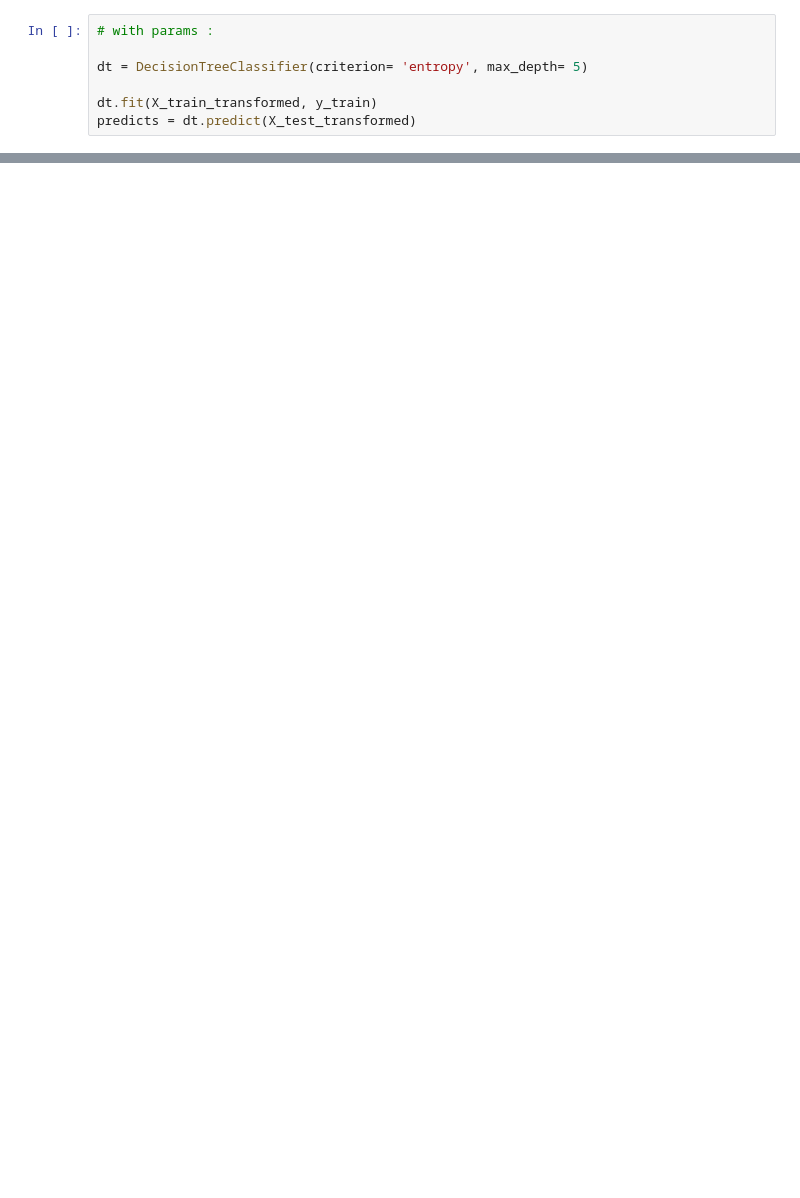
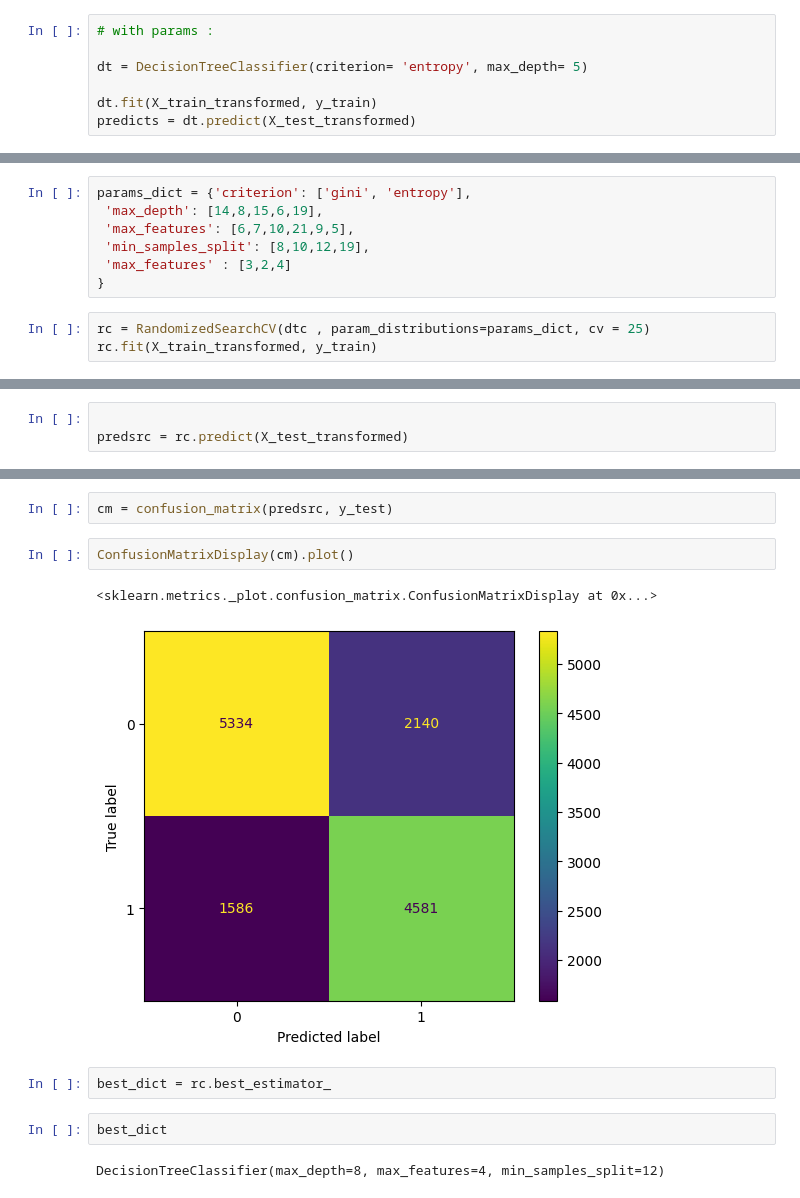
Before and after one commit to VishalMurya/Cardio_ML, a Jupyter notebook: Cardio.ipynb, the cells around one changed output, grey strips where cells are left out. Cells and saved outputs as stored; diff of their text form; blank space fills up the shorter version.

```diff
--- a/Cardio.ipynb
+++ b/Cardio.ipynb
@@ -553,0 +572,10 @@ print(pres)
+# %%
+params_dict = {'criterion': ['gini', 'entropy'],
+ 'max_depth': [14,8,15,6,19],
+ 'max_features': [6,7,10,21,9,5],
+ 'min_samples_split': [8,10,12,19],
+ 'max_features' : [3,2,4]
+}
+# %%
+rc = RandomizedSearchCV(dtc , param_distributions=params_dict, cv = 25)
+rc.fit(X_train_transformed, y_train)
@@ -553,0 +588,3 @@ print(pres)
+# %%
+
+predsrc = rc.predict(X_test_transformed)
@@ -553,0 +614,13 @@ print(pres)
+# %%
+cm = confusion_matrix(predsrc, y_test)
+# %%
+ConfusionMatrixDisplay(cm).plot()
+# %% [output]
+<sklearn.metrics._plot.confusion_matrix.ConfusionMatrixDisplay at 0x...>
+[figure, added]
+# %%
+best_dict = rc.best_estimator_
+# %%
+best_dict
+# %% [output]
+DecisionTreeClassifier(max_depth=8, max_features=4, min_samples_split=12)
```
Also changed, not shown: parts of 25 cells of this notebook.
